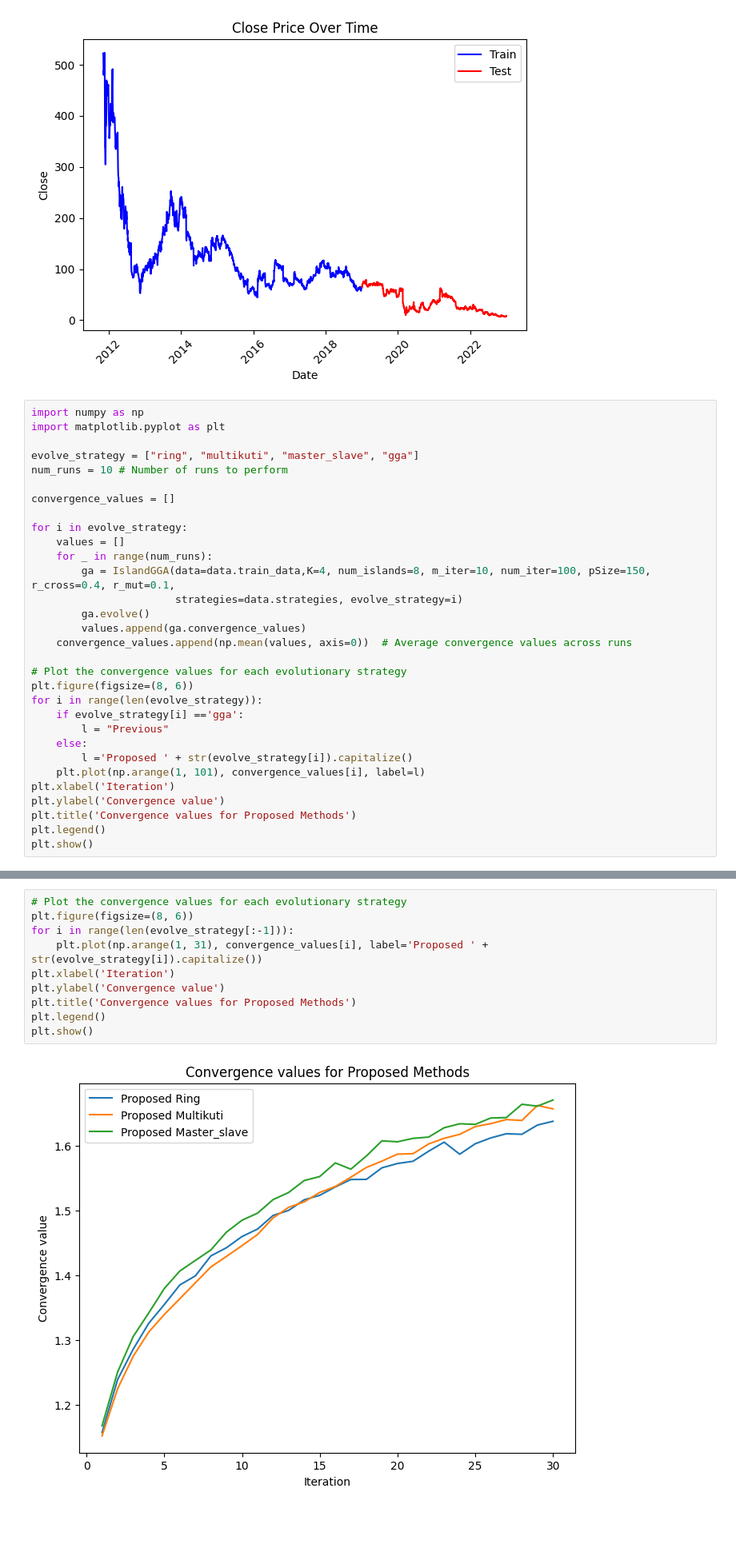
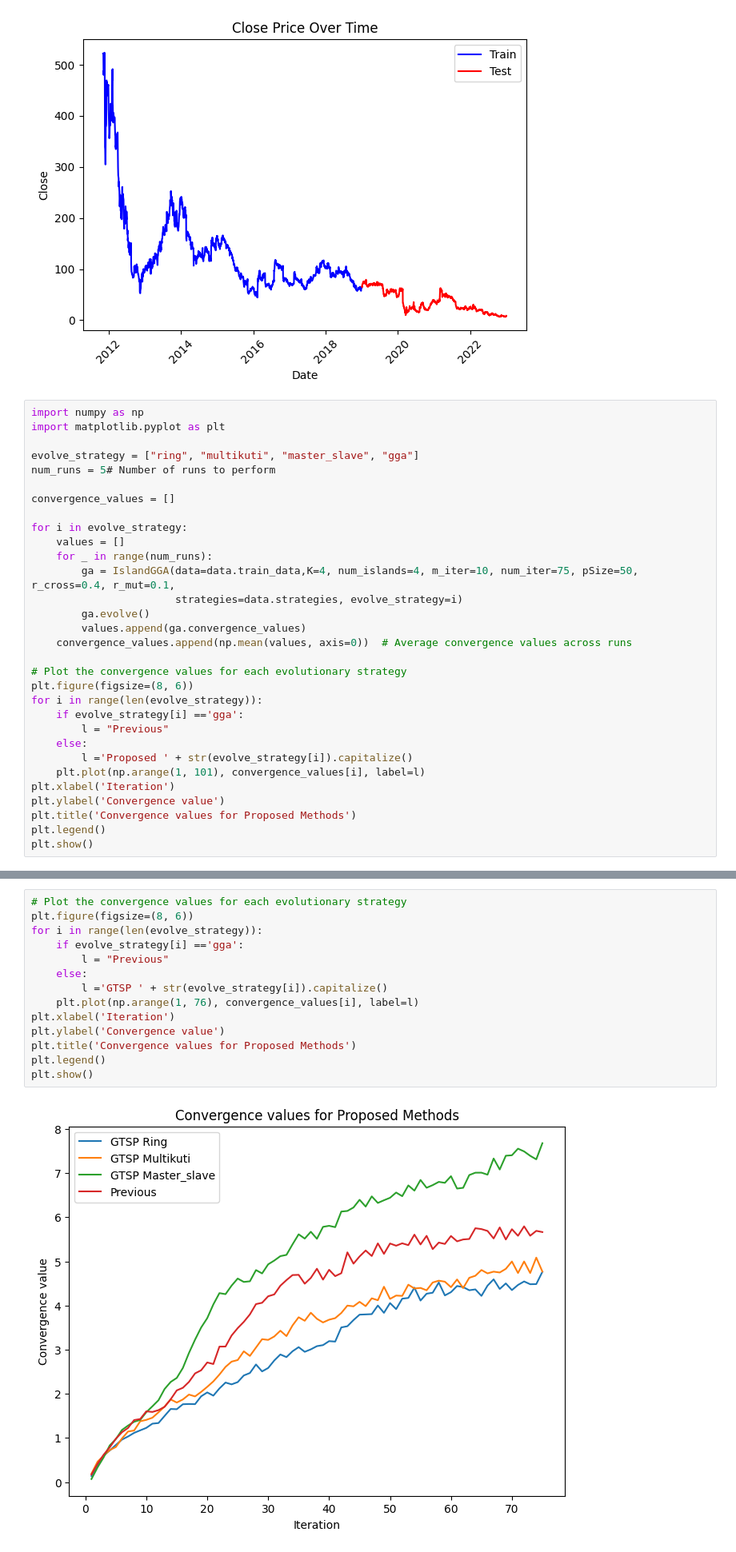
Before and after one commit to Chideme/island_genetic_algrorithm, a Jupyter notebook: convergence.ipynb, the cells around one changed output, grey strips where cells are left out. Shown at 80% size. Cells and saved outputs as stored; diff of their text form; blank space fills up the shorter version.

```diff
--- a/convergence.ipynb
+++ b/convergence.ipynb
@@ -30,14 +30,14 @@ import numpy as np
 import matplotlib.pyplot as plt
 
 evolve_strategy = ["ring", "multikuti", "master_slave", "gga"]
-num_runs = 10 # Number of runs to perform
+num_runs = 5# Number of runs to perform
 
 convergence_values = []
 
 for i in evolve_strategy:
     values = []
     for _ in range(num_runs):
-        ga = IslandGGA(data=data.train_data,K=4, num_islands=8, m_iter=10, num_iter=100, pSize=150, r_cross=0.4, r_mut=0.1,
+        ga = IslandGGA(data=data.train_data,K=4, num_islands=4, m_iter=10, num_iter=75, pSize=50, r_cross=0.4, r_mut=0.1,
                        strategies=data.strategies, evolve_strategy=i)
         ga.evolve()
         values.append(ga.convergence_values)
@@ -78,15 +79,19 @@ Generation 33: Best fitness = 10.227839407022156  Average
 # %%
 # Plot the convergence values for each evolutionary strategy
 plt.figure(figsize=(8, 6))
-for i in range(len(evolve_strategy[:-1])):
-    plt.plot(np.arange(1, 31), convergence_values[i], label='Proposed ' + str(evolve_strategy[i]).capitalize())
+for i in range(len(evolve_strategy)):
+    if evolve_strategy[i] =='gga':
+        l = "Previous"
+    else:
+        l ='GTSP ' + str(evolve_strategy[i]).capitalize()
+    plt.plot(np.arange(1, 76), convergence_values[i], label=l)
 plt.xlabel('Iteration')
 plt.ylabel('Convergence value')
 plt.title('Convergence values for Proposed Methods')
 plt.legend()
 plt.show()
 # %% [output]
-[figure, old version]
+[figure, new version]
 # %%
 ga.globalBest.weights
 print(ga.globalBest.wb)
```
Also changed, not shown: parts of 1 cell of this notebook, 3 other files.
